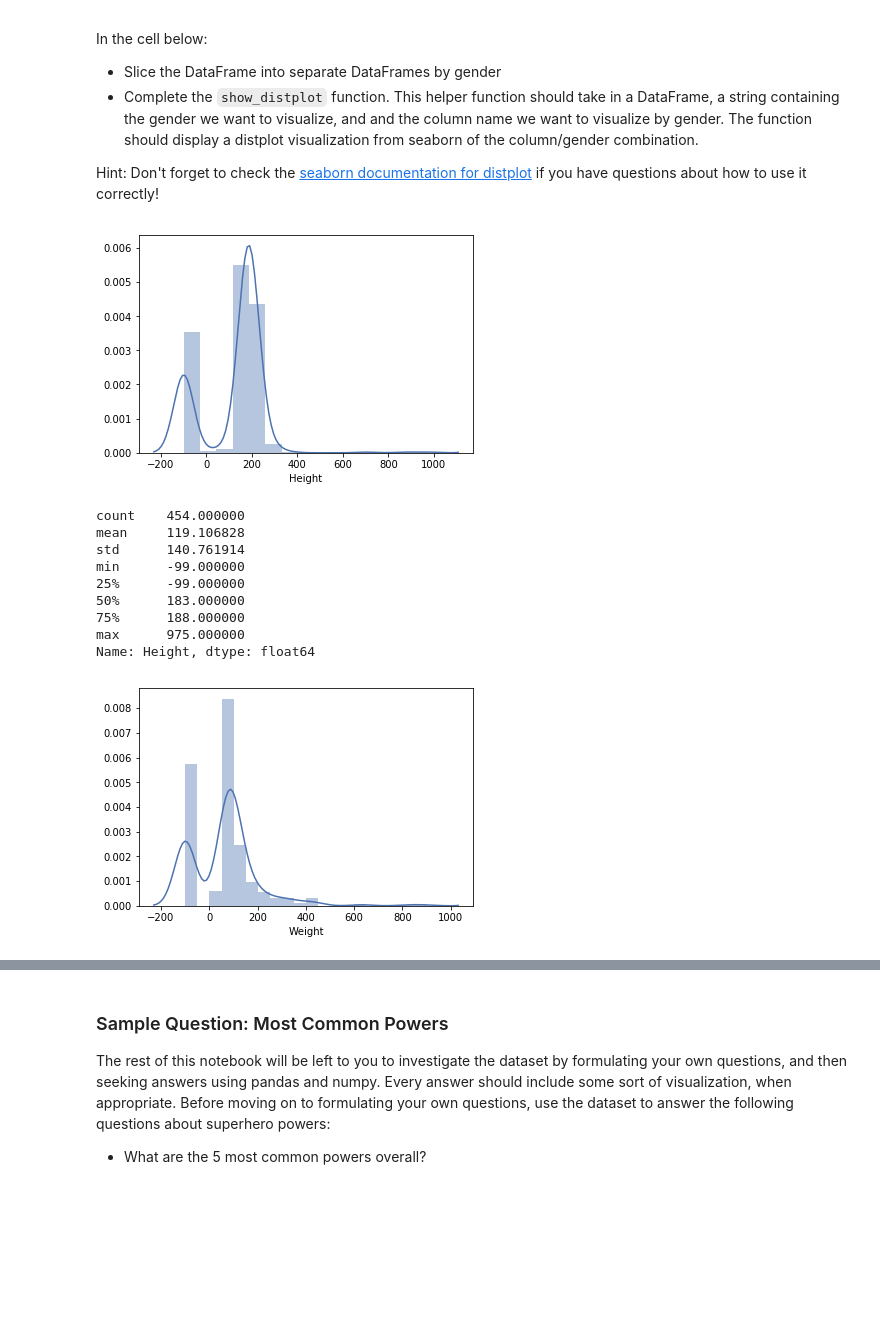
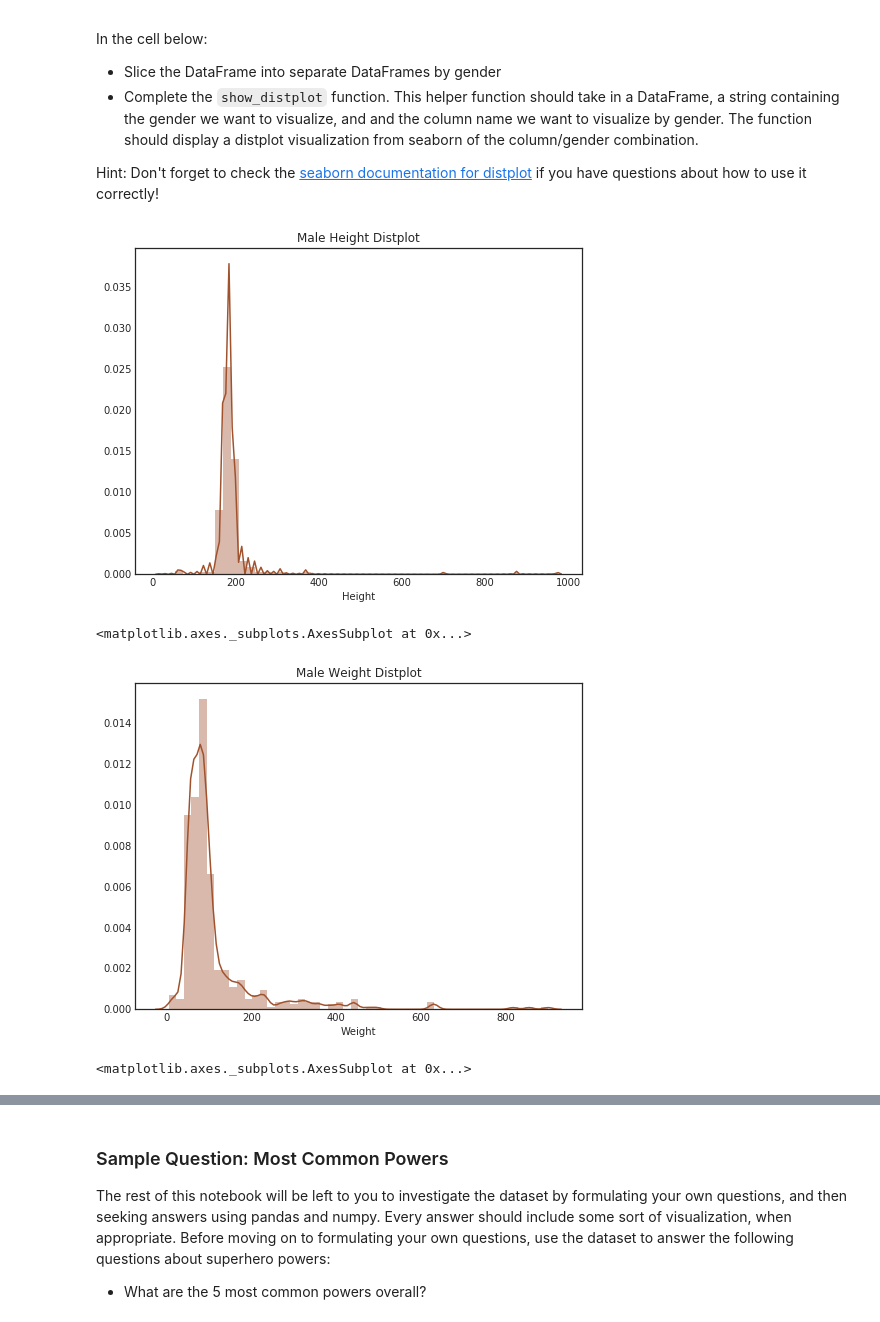
Before and after one commit to BrittaInData/dsc-0-04-18-cleaning-messy-data-summative-lab-online-ds-ft-100118, a Jupyter notebook: index.ipynb, the cells around one changed output, grey strips where cells are left out. Cells and saved outputs as stored; diff of their text form; code cells hidden in the pictures; blank space fills up the shorter version.

```diff
--- a/index.ipynb
+++ b/index.ipynb
@@ -292,2 +358,2 @@ In the cell below, subset male and female heroes into different dataframes.  Cre
 # %%
-plt.style.use('seaborn-deep')
+plt.style.use('seaborn-white')
@@ -331,0 +390,9 @@ ax2.set_ylabel('Weight');
+# %%
+# Scatterplot No. 3 - both data in one
+fig = plt.figure(figsize = (12,4))
+
+ax1 = df_comb_clean.loc[df_comb_clean['Gender'] == 'Male'].plot.scatter('Height', 'Weight', color='navy', figsize=(8,6))
+ax2 = df_comb_clean.loc[df_comb_clean['Gender'] == 'Female'].plot.scatter('Height', 'Weight', color='coral', ax=ax1)
+
+plt.title("\nHeights and Weights of Superheroes by Gender\n")
+plt.show();
@@ -340,10 +410,3 @@ In the cell below:
 * Complete the `show_distplot` function.  This helper function should take in a DataFrame, a string containing the gender we want to visualize, and and the column name we want to visualize by gender. The function should display a distplot visualization from seaborn of the column/gender combination.
 
 Hint: Don't forget to check the [seaborn documentation for distplot](https://seaborn.pydata.org/generated/seaborn.distplot.html) if you have questions about how to use it correctly!
-# %%
-# male_heroes_df = df[df.Gender == 'Male']
-# female_heroes_df = df[df.Gender == 'Female']
-
-def show_distplot(dataframe, gender, column_name):
-    x = dataframe[dataframe['Gender'] == gender][column_name]
-    return sns.distplot(x, hist=True)
@@ -350,25 +416,21 @@ def show_distplot(dataframe, gender, column_name):
+# %%
+def show_distplot(dataframe, gender, column_name):
+    fig, ax = plt.subplots(figsize = (8,6))
+    ax = sns.distplot(dataframe[column_name], color='sienna')
+    ax.set_title(gender + " " + column_name + " Distplot")
+    plt.show();
+    return ax
 # %%
 # Male Height
-show_distplot(df, 'Male', 'Height');
+show_distplot(df_comb_clean, 'Male', 'Height')
 # %% [output]
-[figure, old version]
+[figure, new version]
+<matplotlib.axes._subplots.AxesSubplot at 0x...>
-# %%
-# to check against the summary statistics
-df[df.Gender == 'Male']['Height'].describe()
-# %% [output]
-count    454.000000
-mean     119.106828
-std      140.761914
-min      -99.000000
-25%      -99.000000
-50%      183.000000
-75%      188.000000
-max      975.000000
-Name: Height, dtype: float64
 # %%
 # Male Weight
-show_distplot(df, 'Male', 'Weight');
+show_distplot(df_comb_clean, 'Male', 'Weight')
 # %% [output]
-[figure, old version]
+[figure, new version]
+<matplotlib.axes._subplots.AxesSubplot at 0x...>
 # %%
 # Female Height
```
Also changed, not shown: parts of 56 cells of this notebook.
